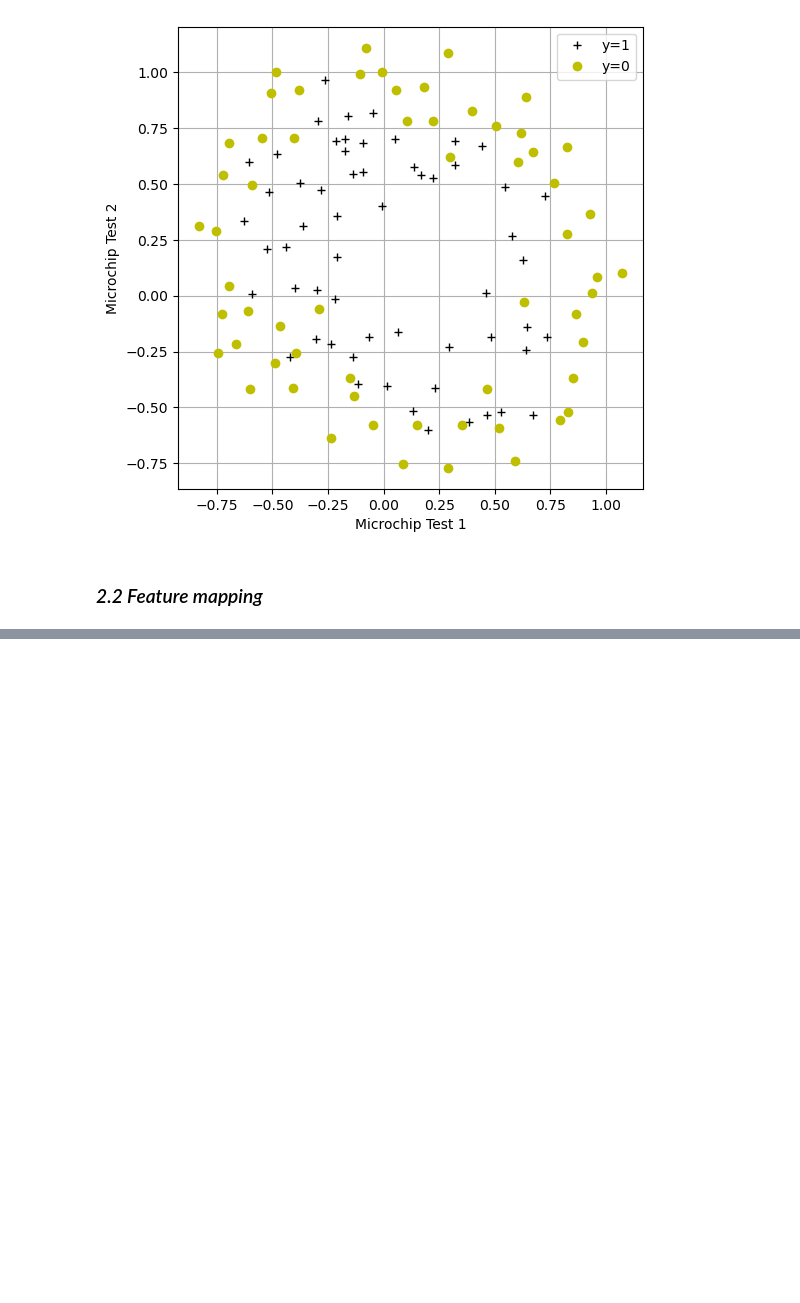
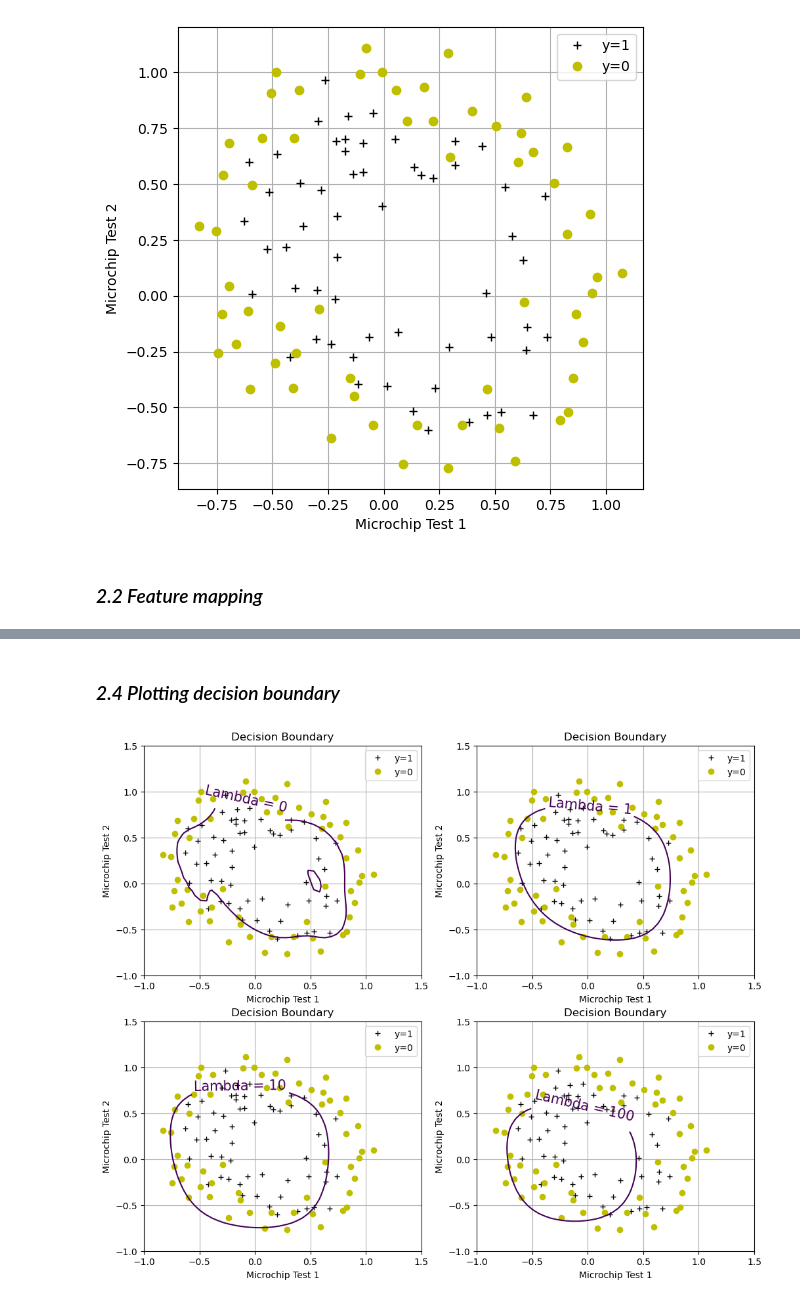
Before and after one commit to preetamshandilya/Ai, a Jupyter notebook: Ml/Classification/Logistic/logistic_1.ipynb, the cells around one changed output, grey strips where cells are left out. Saved outputs shown, nothing was run; the diff lists cells and outputs as text; code cells hidden in the pictures; blank space fills up the shorter version.

Commit message:
logistic_regression - regularized version

```diff
--- a/Ml/Classification/Logistic/logistic_1.ipynb
+++ b/Ml/Classification/Logistic/logistic_1.ipynb
@@ -226,0 +262,7 @@ plotData()
+# %%
+def optimizeRegularizedTheta(mytheta,myX,myy,mylambda=0.):
+    mytheta = np.asarray(mytheta).flatten()
+    result = optimize.minimize(computeCost, mytheta, args=(myX, myy, mylambda),  method='BFGS', options={"maxiter":500, "disp":False} )
+    return np.array([result.x]), result.fun
+
+theta, mincost = optimizeRegularizedTheta(initial_theta,mappedX,y)
@@ -226,0 +277,41 @@ plotData()
+# %% [markdown]
+### *2.4 Plotting decision boundary*
+# %%
+def plotBoundary(mytheta, myX, myy, mylambda=0.):
+    theta, mincost = optimizeRegularizedTheta(mytheta,myX,myy,mylambda)
+    xvals = np.linspace(-1,1.5,50)
+    yvals = np.linspace(-1,1.5,50)
+    zvals = np.zeros((len(xvals),len(yvals)))
+    for i in range(len(xvals)):
+        for j in range(len(yvals)):
+            myfeaturesij = mapFeature(np.array([xvals[i]]),np.array([yvals[j]]))
+            zvals[i][j] = np.dot(theta,myfeaturesij.T) # calculating hypothesis (theta^T.X) for boundary it should be zero
+    zvals = zvals.transpose()
+    # print(zvals)
+
+    u, v = np.meshgrid( xvals, yvals ) # converting xvals and yvals into co-ordinates
+    # (np.meshgrid returns arrays in which u corresponds to columns (x-values) and v corresponds to rows (y-values))
+    mycontour = plt.contour(xvals , yvals , zvals ,[0])
+    myfmt = { 0:'Lambda = %d'%mylambda}
+    plt.clabel(mycontour, inline=1, fontsize=15, fmt=myfmt)
+    plt.title("Decision Boundary")
+# %%
+# plotBoundary(theta , mappedX , y  ,0)
+plt.figure(figsize=(12,10))
+plt.subplot(221)
+plotData()
+plotBoundary(theta,mappedX,y,0.)
+
+plt.subplot(222)
+plotData()
+plotBoundary(theta,mappedX,y,1.)
+
+plt.subplot(223)
+plotData()
+plotBoundary(theta,mappedX,y,10.)
+
+plt.subplot(224)
+plotData()
+plotBoundary(theta,mappedX,y,100.)
+# %% [output]
+[figure, added]
```
Also changed, not shown: parts of 11 cells of this notebook.
